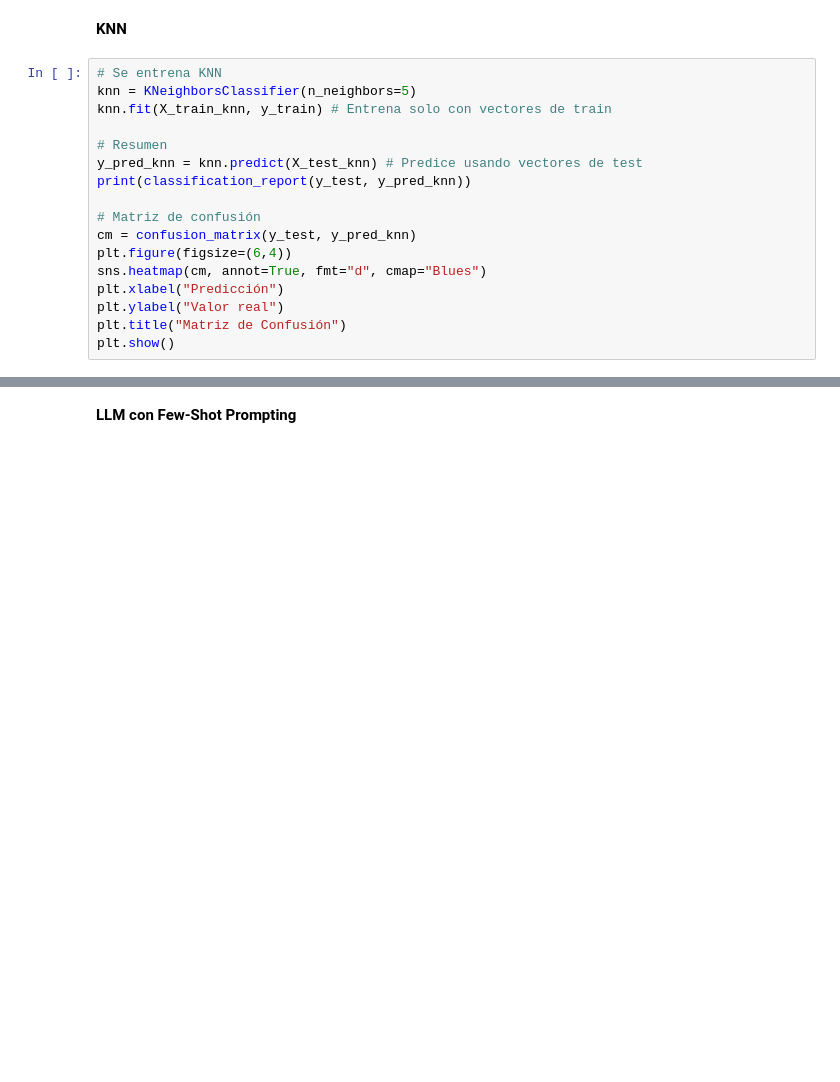
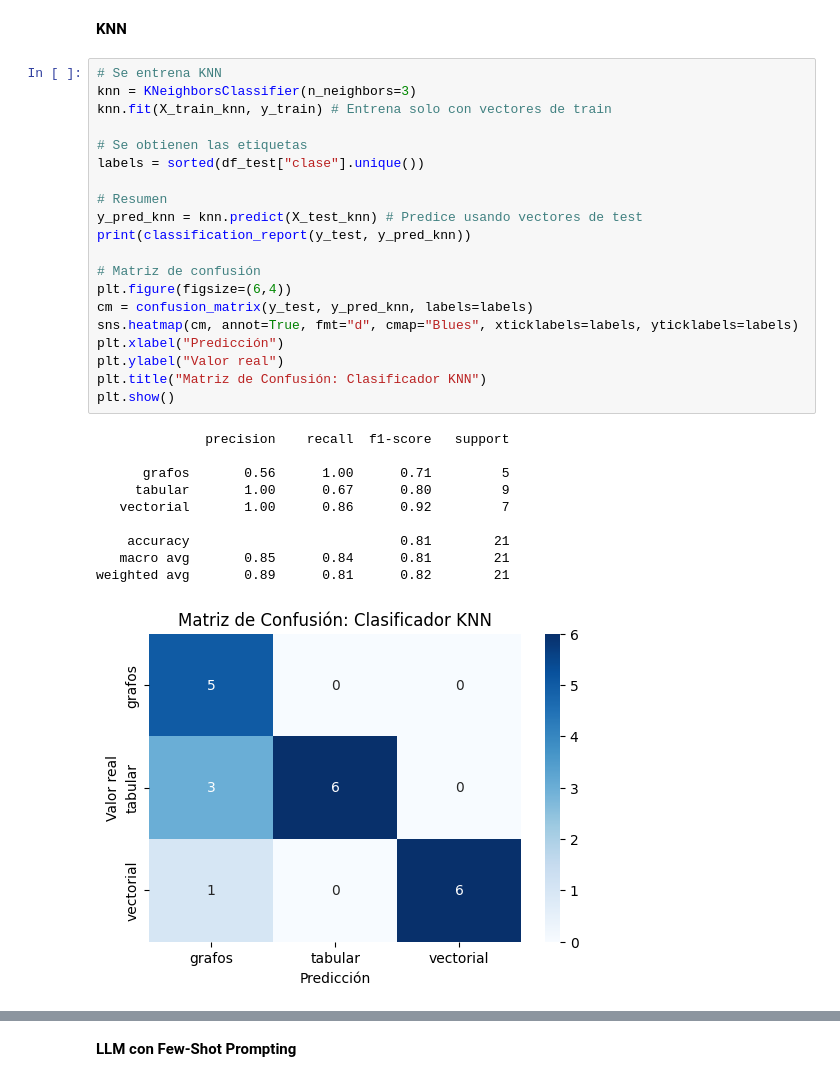
Before and after one commit to nicoomancini/TP-NLP-Nicolas-Mancini, a Jupyter notebook: TP_NLP.ipynb, the cells around one changed output, grey strips where cells are left out. Cells and saved outputs as stored; diff of their text form; blank space fills up the shorter version.

```diff
--- a/TP_NLP.ipynb
+++ b/TP_NLP.ipynb
@@ -897,18 +1204,32 @@ X_test_llm = df_test["texto"].tolist()
 **KNN**
 # %%
 # Se entrena KNN
-knn = KNeighborsClassifier(n_neighbors=5)
+knn = KNeighborsClassifier(n_neighbors=3)
 knn.fit(X_train_knn, y_train) # Entrena solo con vectores de train
+
+# Se obtienen las etiquetas
+labels = sorted(df_test["clase"].unique())
 
 # Resumen
 y_pred_knn = knn.predict(X_test_knn) # Predice usando vectores de test
 print(classification_report(y_test, y_pred_knn))
 
 # Matriz de confusión
-cm = confusion_matrix(y_test, y_pred_knn)
 plt.figure(figsize=(6,4))
-sns.heatmap(cm, annot=True, fmt="d", cmap="Blues")
+cm = confusion_matrix(y_test, y_pred_knn, labels=labels)
+sns.heatmap(cm, annot=True, fmt="d", cmap="Blues", xticklabels=labels, yticklabels=labels)
 plt.xlabel("Predicción")
 plt.ylabel("Valor real")
-plt.title("Matriz de Confusión")
+plt.title("Matriz de Confusión: Clasificador KNN")
 plt.show()
+# %% [output]
+              precision    recall  f1-score   support
+
+      grafos       0.56      1.00      0.71         5
+     tabular       1.00      0.67      0.80         9
+   vectorial       1.00      0.86      0.92         7
+
+    accuracy                           0.81        21
+   macro avg       0.85      0.84      0.81        21
+weighted avg       0.89      0.81      0.82        21
+[figure, added]
```
Also changed, not shown: parts of 67 cells of this notebook, 3 other files.
